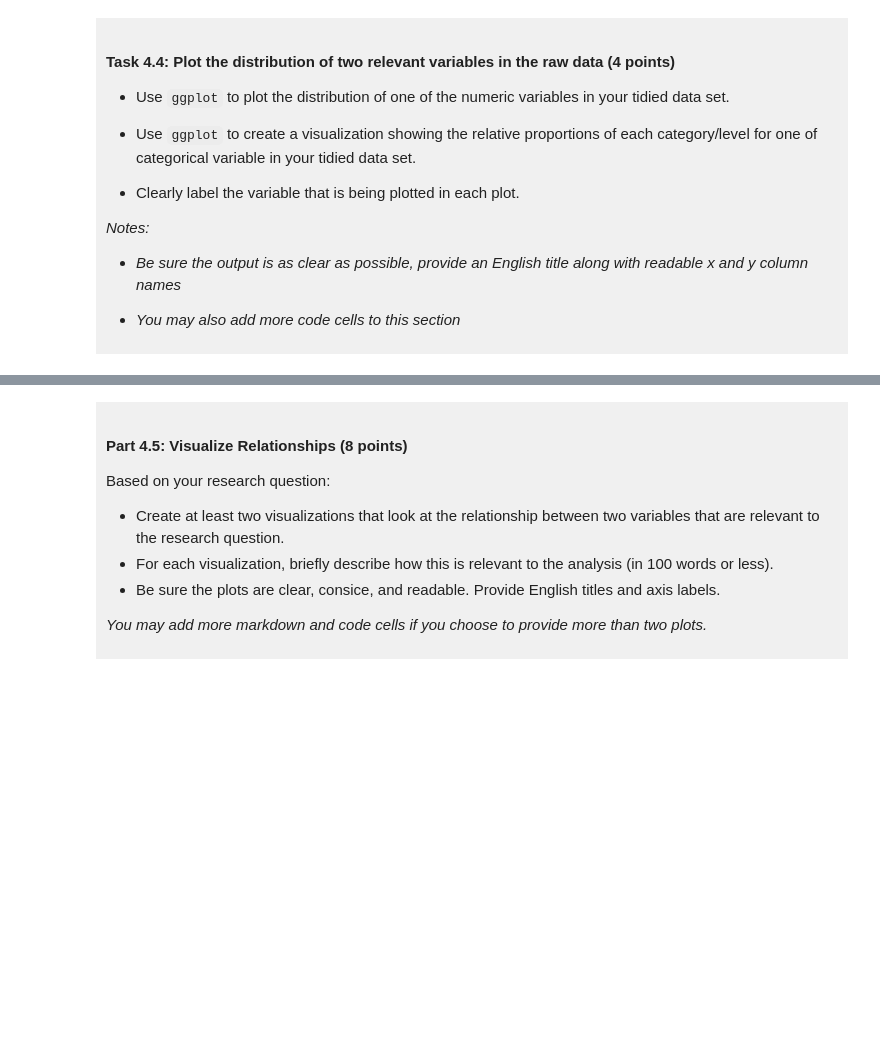
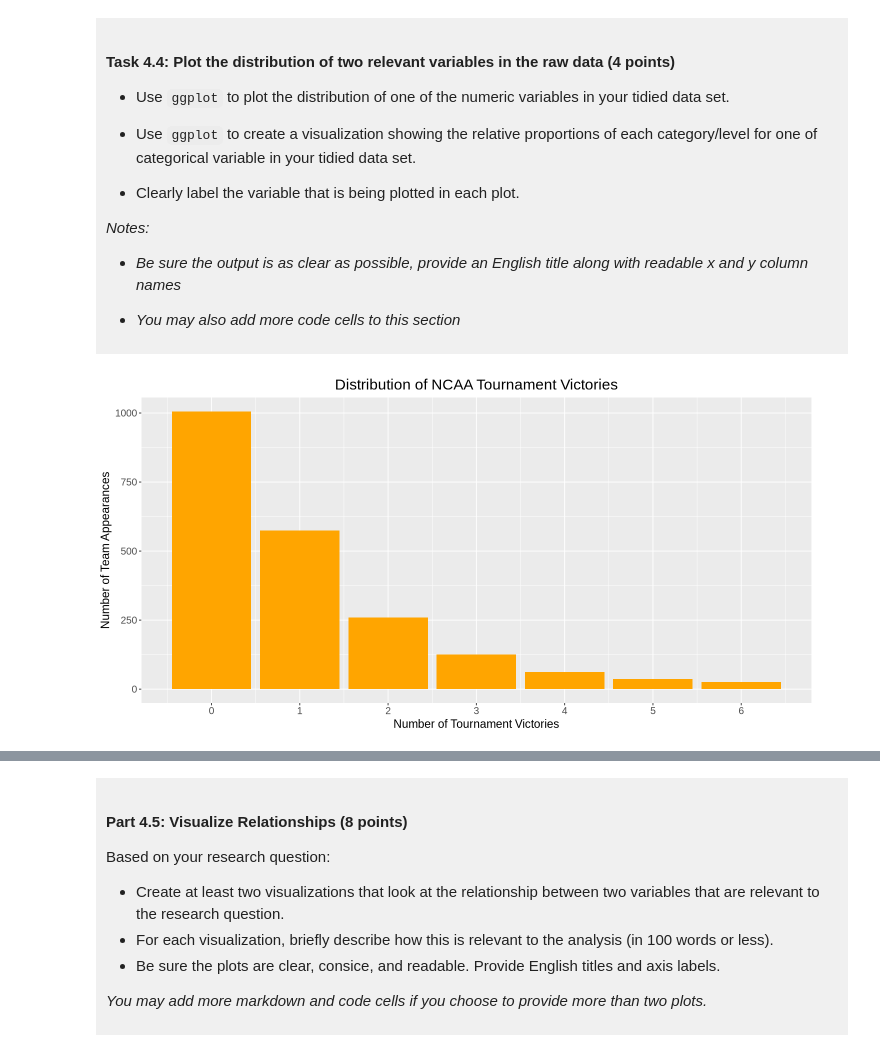
Before and after one commit to cadnams12/dsci-100-project-carter-adnams, a Jupyter notebook: dsci-100-project-notebook.ipynb, the cells around one changed output, grey strips where cells are left out. Cells and saved outputs as stored; diff of their text form; code cells hidden in the pictures; blank space fills up the shorter version.

```diff
--- a/dsci-100-project-notebook.ipynb
+++ b/dsci-100-project-notebook.ipynb
@@ -301,5 +343,22 @@ You will refine your research question (if needed) and produce a tidy data set.
 
 </div>
 # %%
-### EDIT THIS CODE CELL FOR PLOT 1 ###
+options(repr.plot.width = 12, repr.plot.height = 6)
+# visualize the distribution of tournament wins
+tourney_wins_plot <- ncaa_tidy |>
+    ggplot(aes(x = tourney_wins)) + # map tournament wins to x axis
+    geom_bar(fill = "orange") + # display the frequency of each victory count
+    labs(
+        x = "Number of Tournament Victories",
+        y = "Number of Team Appearances",
+        title = "Distribution of NCAA Tournament Victories") + # add descriptive titles and axis
+    scale_x_continuous(breaks = 0:6) + # display each possible x value
+    theme(
+        plot.title = element_text(size = 18, hjust = 0.5), # center and enlarge title
+        axis.title = element_text(size = 14), # enlarge axes titles
+        axis.text = element_text(size = 12) # enlarge axis labels
+        )
+tourney_wins_plot
+# %% [output]
+[figure, added]
 # %%
```
Also changed, not shown: parts of 13 cells of this notebook.
